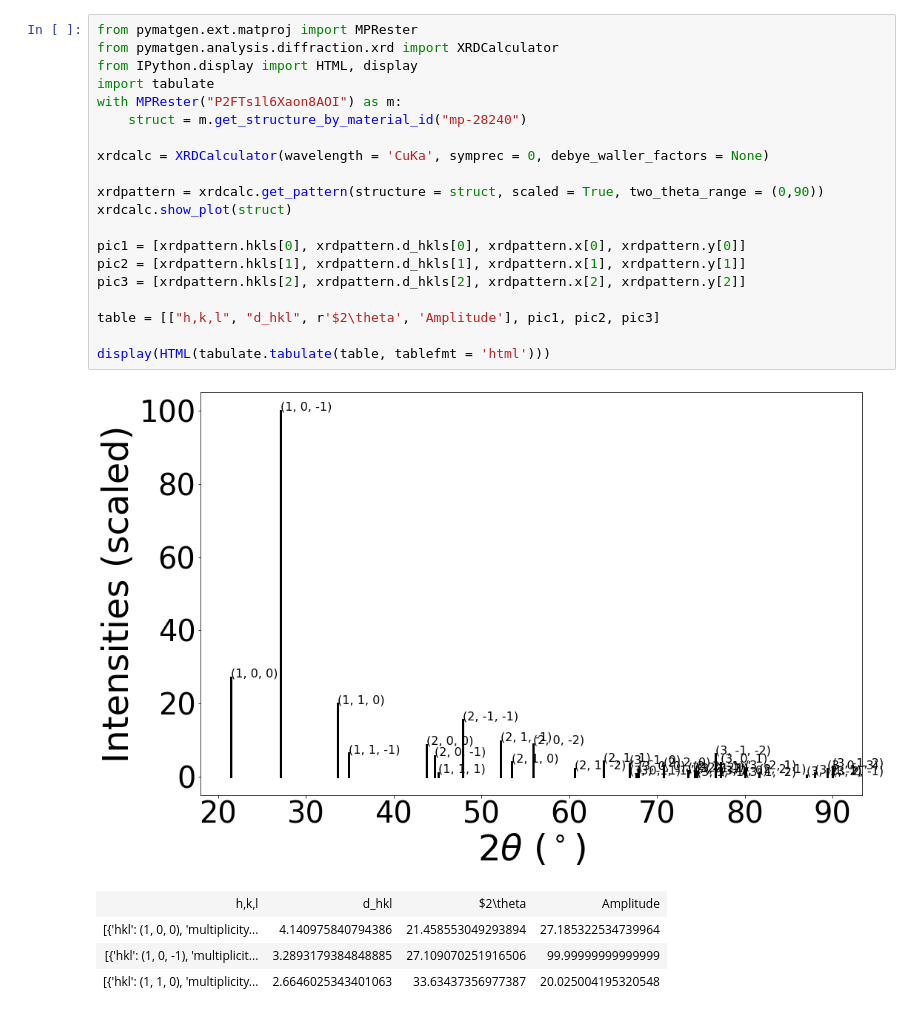
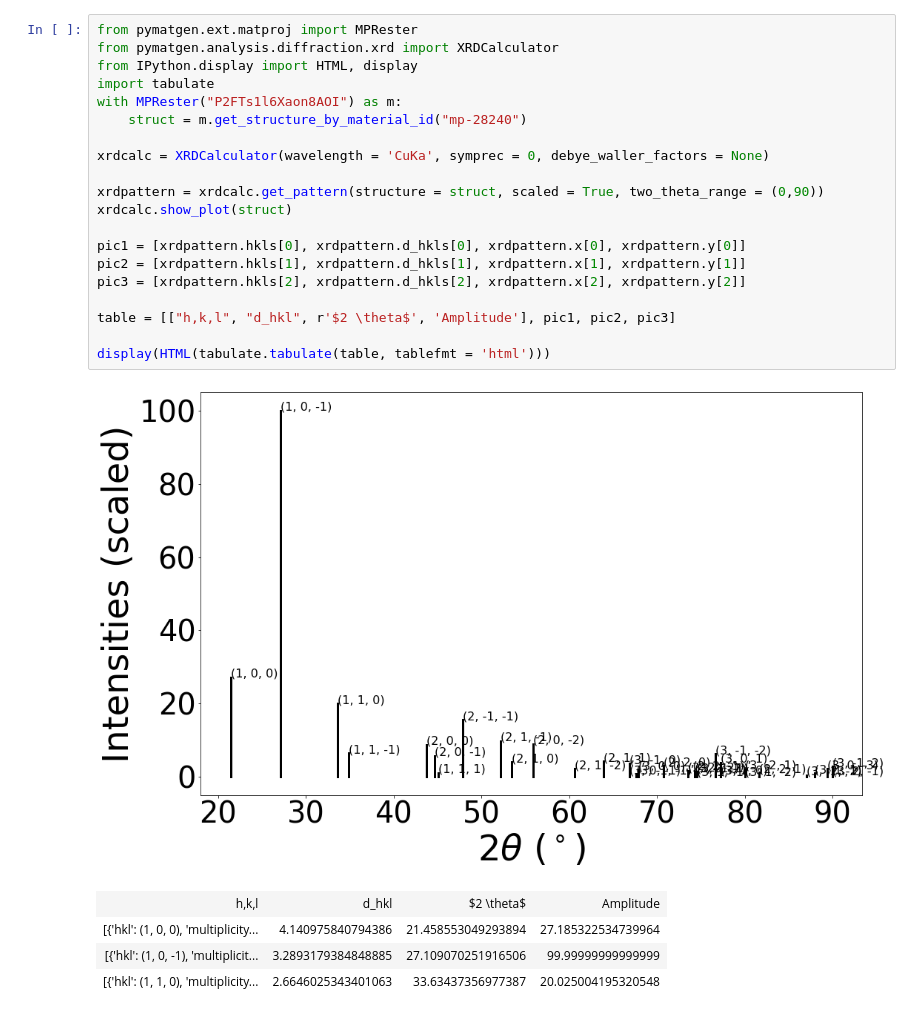
Before and after one commit to LetermeRobin/lmapr1492, a Jupyter notebook: xrd.ipynb, the cells around one changed output. Drawn from its saved outputs; the diff is of its cells as text.

```diff
--- a/xrd.ipynb
+++ b/xrd.ipynb
@@ -1,26 +1,26 @@
 # %%
 from pymatgen.ext.matproj import MPRester
 from pymatgen.analysis.diffraction.xrd import XRDCalculator
 from IPython.display import HTML, display
 import tabulate
 with MPRester("P2FTs1l6Xaon8AOI") as m:
     struct = m.get_structure_by_material_id("mp-28240")
 
 xrdcalc = XRDCalculator(wavelength = 'CuKa', symprec = 0, debye_waller_factors = None)
 
 xrdpattern = xrdcalc.get_pattern(structure = struct, scaled = True, two_theta_range = (0,90))
 xrdcalc.show_plot(struct)
 
 pic1 = [xrdpattern.hkls[0], xrdpattern.d_hkls[0], xrdpattern.x[0], xrdpattern.y[0]]
 pic2 = [xrdpattern.hkls[1], xrdpattern.d_hkls[1], xrdpattern.x[1], xrdpattern.y[1]]
 pic3 = [xrdpattern.hkls[2], xrdpattern.d_hkls[2], xrdpattern.x[2], xrdpattern.y[2]]
 
-table = [["h,k,l", "d_hkl", r'$2\theta', 'Amplitude'], pic1, pic2, pic3]
+table = [["h,k,l", "d_hkl", r'$2 \theta$', 'Amplitude'], pic1, pic2, pic3]
 
 display(HTML(tabulate.tabulate(table, tablefmt = 'html')))
 # %% [output]
 [figure]
-| h,k,l | d_hkl | $2\theta | Amplitude |
+| h,k,l | d_hkl | $2 \theta$ | Amplitude |
 | [{'hkl': (1, 0, 0), 'multiplicity... | 4.140975840794386 | 21.458553049293894 | 27.185322534739964 |
 | [{'hkl': (1, 0, -1), 'multiplicit... | 3.2893179384848885 | 27.109070251916506 | 99.99999999999999 |
 | [{'hkl': (1, 1, 0), 'multiplicity... | 2.6646025343401063 | 33.63437356977387 | 20.025004195320548 |
```
